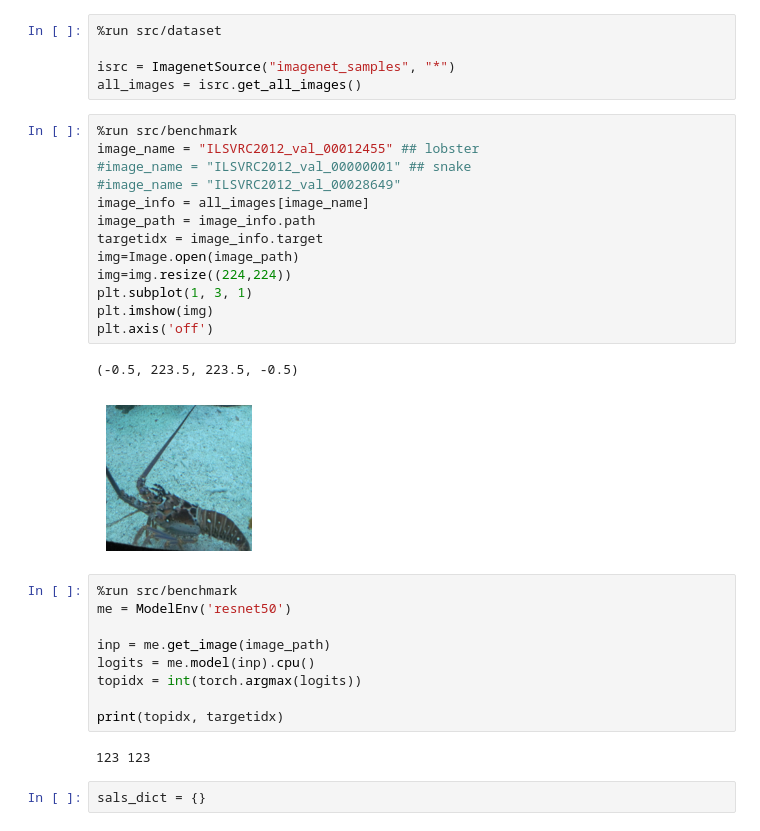
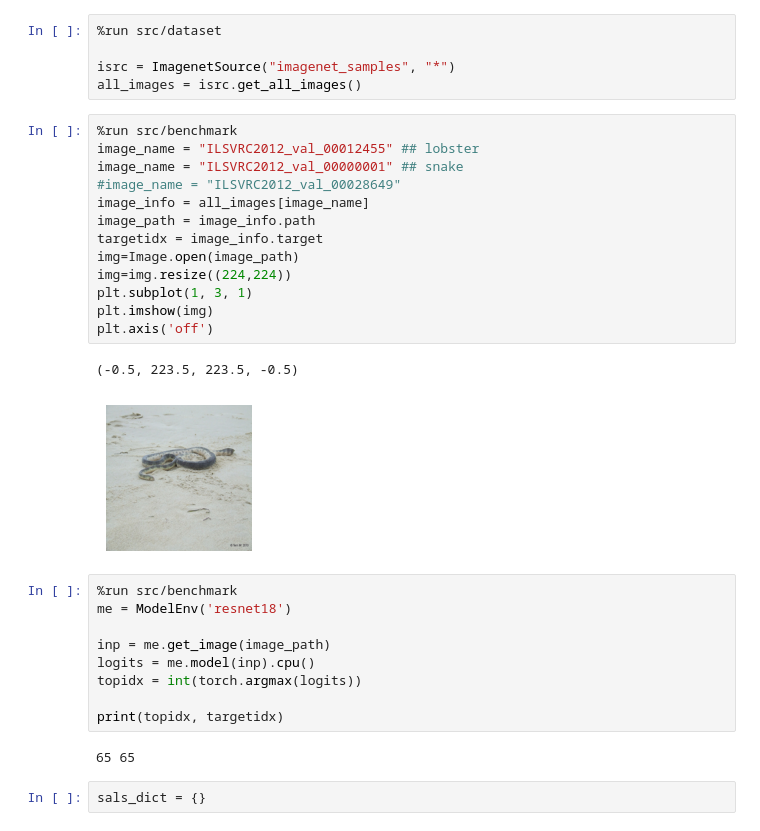
Before and after one commit to zivwhd/saliency, a Jupyter notebook: notebooks/pground.ipynb, the cells around one changed output. Saved outputs shown, nothing was run; the diff lists cells and outputs as text.

```diff
--- a/notebooks/pground.ipynb
+++ b/notebooks/pground.ipynb
@@ -26,22 +26,22 @@ all_images = isrc.get_all_images()
 # %%
 %run src/benchmark
 image_name = "ILSVRC2012_val_00012455" ## lobster
-#image_name = "ILSVRC2012_val_00000001" ## snake
+image_name = "ILSVRC2012_val_00000001" ## snake
 #image_name = "ILSVRC2012_val_00028649"
 image_info = all_images[image_name]
 image_path = image_info.path
 targetidx = image_info.target
 img=Image.open(image_path)
 img=img.resize((224,224))
 plt.subplot(1, 3, 1)
 plt.imshow(img)
 plt.axis('off')
 # %% [output]
 (-0.5, 223.5, 223.5, -0.5)
-[figure, old version]
+[figure, new version]
 # %%
 %run src/benchmark
-me = ModelEnv('resnet50')
+me = ModelEnv('resnet18')
 
 inp = me.get_image(image_path)
 logits = me.model(inp).cpu()
@@ -49,7 +49,7 @@ topidx = int(torch.argmax(logits))
 
 print(topidx, targetidx)
 # %% [output]
-123 123
+65 65
 # %%
 sals_dict = {}
 # %%
```
Also changed, not shown: parts of 42 cells of this notebook, 3 other files.
